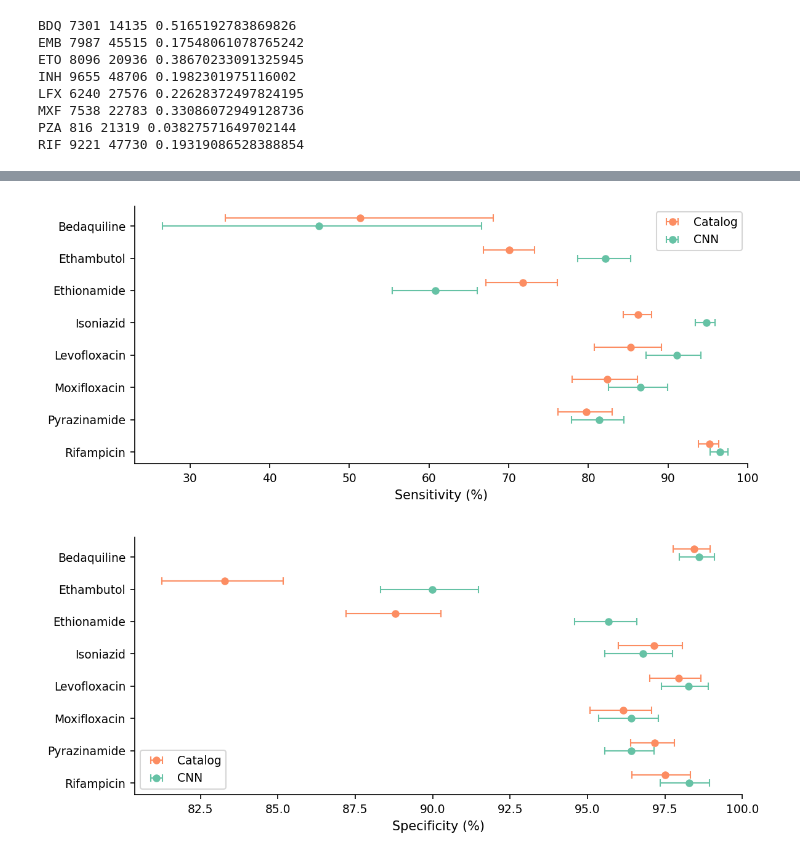
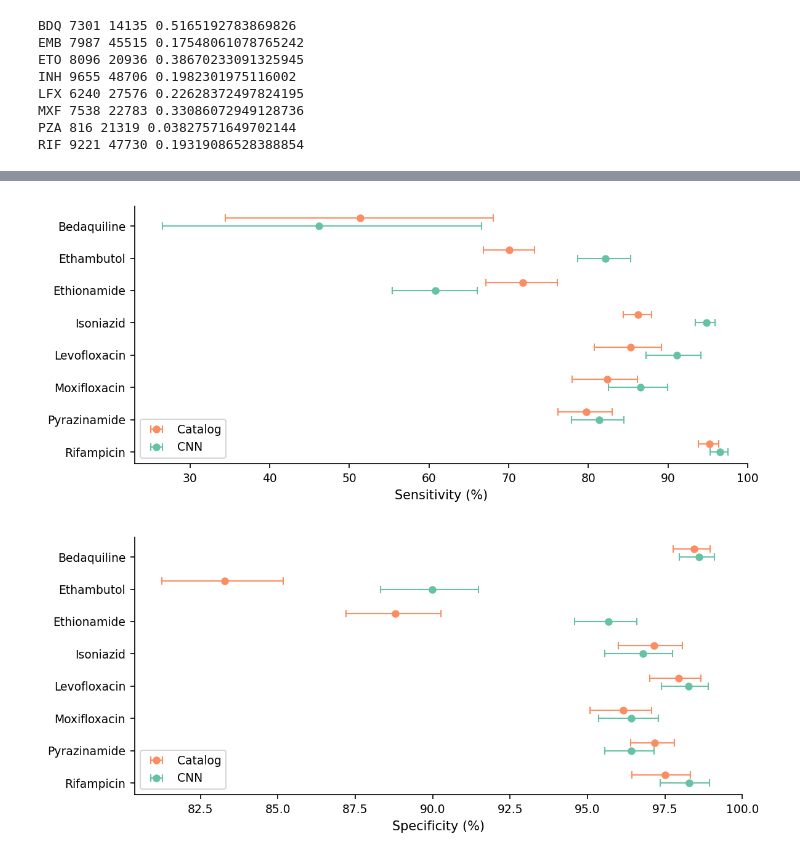
Before and after one commit to sanju99/MtbQuantCNN, a Jupyter notebook: analysis/performance_metrics.ipynb, the cells around one changed output, grey strips where cells are left out. Cells and saved outputs as stored; diff of their text form; code cells hidden in the pictures.

```diff
--- a/analysis/performance_metrics.ipynb
+++ b/analysis/performance_metrics.ipynb
@@ -1444,0 +1354,36 @@ df_PZA_binary_model_results.loc[df_PZA_binary_model_results["Addl_Data"]=='+ Lin
+# %%
+df = df_quant_comparison.copy()
+plot_col = 'Binned_MAE'
+
+fig_width = 0.75 * df.Drug.nunique()
+fig, ax = plt.subplots(1, 1, figsize=(fig_width, 3))
+
+sns.stripplot(data=df,
+              x='Drug',
+              # order=model_order,
+              y=plot_col,
+              hue='Model',
+              hue_order=['LinReg', 'CNN'],
+              palette={'LinReg': sns.color_palette('Set2')[3], 'CNN': sns.color_palette('Set2')[0]},
+              dodge=True,
+              jitter=True,
+              edgecolor='black',
+              linewidth=0.5,
+              size=5,
+              alpha=0.8,
+              zorder=1,
+              ax=ax,
+              # log_scale=2
+             )
+
+plt.ylim(0, 1)
+plt.xticks(fontsize=8, rotation=30)
+plt.yticks(fontsize=8)
+
+plt.xlabel('', fontsize=9)
+plt.title('Mean Absolute Error of Quantitative CNNs', fontsize=9)
+plt.ylabel('Doublings', fontsize=9)
+
+plt.legend(title=None, fontsize=8, loc='upper left')
+sns.despine()
+plt.savefig("./results/MAE_quantCNN_vsLinReg_for_defense.svg", bbox_inches='tight')
@@ -1458,7 +1535,7 @@ df_PZA_binary_model_results.loc[df_PZA_binary_model_results["Addl_Data"]=='+ Lin
 # df_quant_cnn_summary = df_combined_all_drugs.query("Addl_Data=='+ Lineage' & Model=='CNN'").groupby('Drug')[['Sensitivity', 'Specificity']].mean().reset_index().rename(columns={'Sensitivity': 'sens', 'Specificity': 'spec'})
 # df_quant_cnn_summary_std = df_combined_all_drugs.query("Addl_Data=='+ Lineage' & Model=='CNN'").groupby('Drug')[['Sensitivity', 'Specificity']].std().reset_index().rename(columns={'Sensitivity': 'sens', 'Specificity': 'spec'})
 # %%
-WHO_catalog_sample_counts = pd.read_csv("~/who-analysis/data/samples_summary.csv")
+WHO_catalog_sample_counts = pd.read_csv("./analysis/WHO_2023_catalog_samples_summary.csv")
 # %%
 for drug in drugs_lst:
 
@@ -1579,5 +1656,6 @@ df_binary_statistics_CNN_catalog['Sens'] = df_binary_statistics_CNN_catalog['TP'
 df_binary_statistics_CNN_catalog['Spec'] = df_binary_statistics_CNN_catalog['TN'] / (df_binary_statistics_CNN_catalog['TN'] + df_binary_statistics_CNN_catalog['FP'])
 
 df_binary_statistics_CNN_catalog['F1'] = 2 * df_binary_statistics_CNN_catalog['TP'] / (2 * df_binary_statistics_CNN_catalog['TP'] + df_binary_statistics_CNN_catalog['FP'] + df_binary_statistics_CNN_catalog['FN'])
+df_binary_statistics_CNN_catalog['Prec'] = df_binary_statistics_CNN_catalog['TP'] / (df_binary_statistics_CNN_catalog['TP'] + df_binary_statistics_CNN_catalog['FP'])
 # %%
 WHO_catalog_sample_counts.query("Drug in @df_binary_statistics_CNN_catalog.Drug").sort_values('Genos')
@@ -1594,7 +1662,11 @@ WHO_catalog_sample_counts.query("Drug in @df_binary_statistics_CNN_catalog.Drug"
 # %%
-single_metric_forest_plot(df_binary_statistics_CNN_catalog, 'Sens', 'Sensitivity (%)', ['Catalog', 'CNN'], convert_to_percent=True, saveName=f"/home/sak0914/MtbQuantCNN/results/Sensitivity_comparison.svg")
+single_metric_forest_plot(df_binary_statistics_CNN_catalog, 'Sens', 'Sensitivity (%)',
+                          ['Catalog', 'CNN'],
+                          convert_to_percent=True, saveName=f"/home/sak0914/MtbQuantCNN/results/Sensitivity_comparison.svg",
+                          legend_loc='lower left'
+                         )
 # %% [output]
-[figure, old version]
+[figure, new version]
 # %%
 single_metric_forest_plot(df_binary_statistics_CNN_catalog, 'Spec', 'Specificity (%)', ['Catalog', 'CNN'], convert_to_percent=True, saveName=f"/home/sak0914/MtbQuantCNN/results/Specificity_comparison.svg")
 # %% [output]
```
Also changed, not shown: parts of 59 cells of this notebook, 24 other files.
